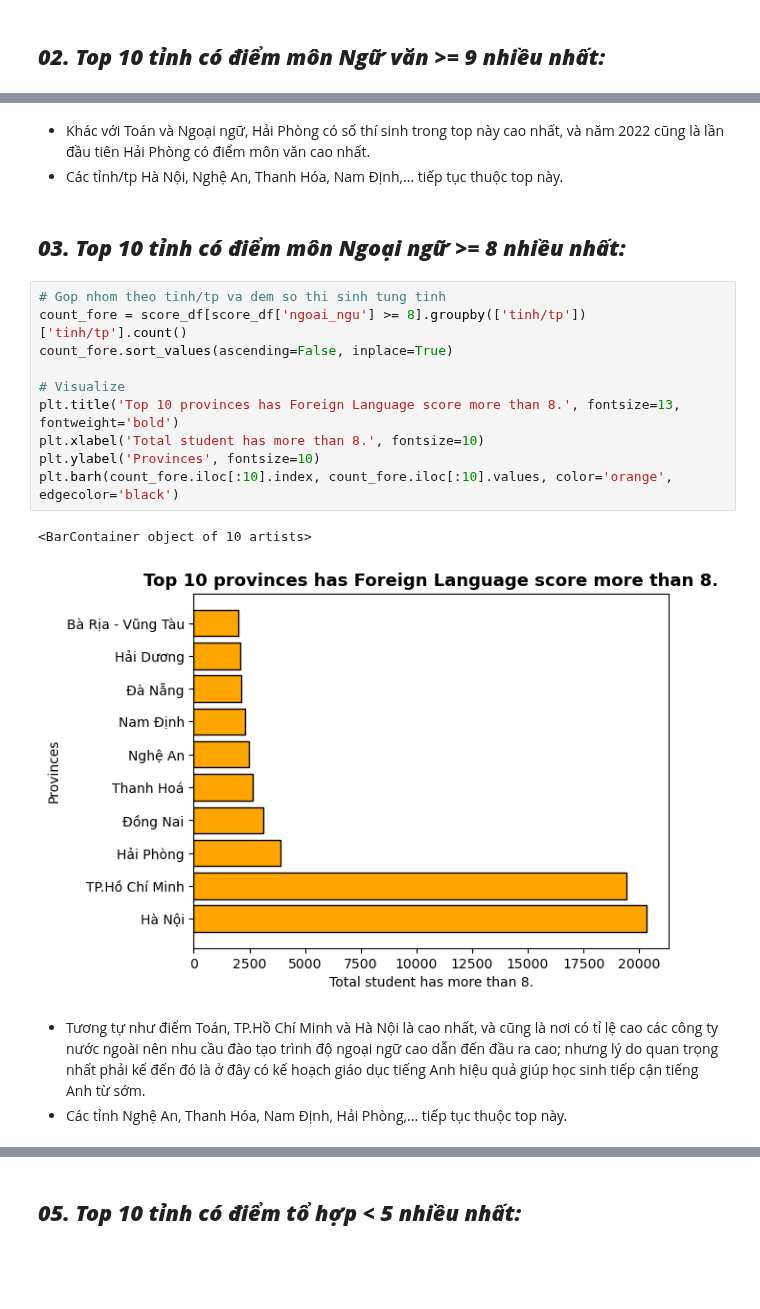
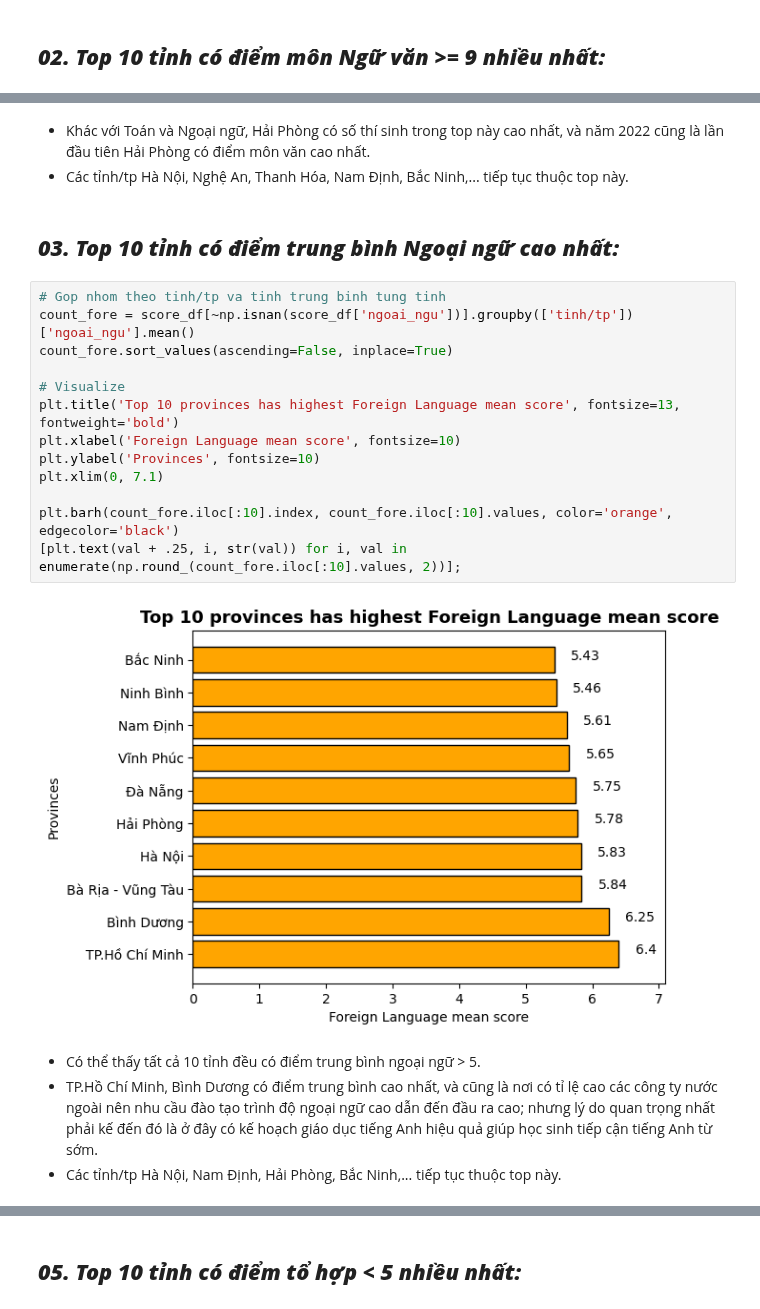
Before and after one commit to ntp-shin/Introduction_to_Data_Science, a Jupyter notebook: 3_Top10-Statistics.ipynb, the cells around one changed output, grey strips where cells are left out. Drawn from its saved outputs; the diff is of its cells as text; blank space fills up the shorter version.

```diff
--- a/3_Top10-Statistics.ipynb
+++ b/3_Top10-Statistics.ipynb
@@ -143,22 +147,25 @@ plt.barh(count_lite.iloc[:10].index, count_lite.iloc[:10].values, color='green',
 # %% [markdown]
 - Khác với Toán và Ngoại ngữ, Hải Phòng có số thí sinh trong top này cao nhất, và năm 2022 cũng là lần đầu tiên Hải Phòng có điểm môn văn cao nhất.
-- Các tỉnh/tp Hà Nội, Nghệ An, Thanh Hóa, Nam Định,... tiếp tục thuộc top này.
+- Các tỉnh/tp Hà Nội, Nghệ An, Thanh Hóa, Nam Định, Bắc Ninh,... tiếp tục thuộc top này.
 # %% [markdown]
-## **_03. Top 10 tỉnh có điểm môn Ngoại ngữ >= 8 nhiều nhất:_**
+## **_03. Top 10 tỉnh có điểm trung bình Ngoại ngữ cao nhất:_**
 # %%
-# Gop nhom theo tinh/tp va dem so thi sinh tung tinh
-count_fore = score_df[score_df['ngoai_ngu'] >= 8].groupby(['tinh/tp'])['tinh/tp'].count()
+# Gop nhom theo tinh/tp va tinh trung binh tung tinh
+count_fore = score_df[~np.isnan(score_df['ngoai_ngu'])].groupby(['tinh/tp'])['ngoai_ngu'].mean()
 count_fore.sort_values(ascending=False, inplace=True)
 
 # Visualize
-plt.title('Top 10 provinces has Foreign Language score more than 8.', fontsize=13, fontweight='bold')
-plt.xlabel('Total student has more than 8.', fontsize=10)
+plt.title('Top 10 provinces has highest Foreign Language mean score', fontsize=13, fontweight='bold')
+plt.xlabel('Foreign Language mean score', fontsize=10)
 plt.ylabel('Provinces', fontsize=10)
+plt.xlim(0, 7.1)
+
 plt.barh(count_fore.iloc[:10].index, count_fore.iloc[:10].values, color='orange', edgecolor='black')
+[plt.text(val + .25, i, str(val)) for i, val in enumerate(np.round_(count_fore.iloc[:10].values, 2))];
 # %% [output]
-<BarContainer object of 10 artists>
-[figure, old version]
+[figure, new version]
 # %% [markdown]
-- Tương tự như điểm Toán, TP.Hồ Chí Minh và Hà Nội là cao nhất, và cũng là nơi có tỉ lệ cao các công ty nước ngoài nên nhu cầu đào tạo trình độ ngoại ngữ cao dẫn đến đầu ra cao; nhưng lý do quan trọng nhất phải kế đến đó là ở đây có kế hoạch giáo dục tiếng Anh hiệu quả giúp học sinh tiếp cận tiếng Anh từ sớm.
-- Các tỉnh Nghệ An, Thanh Hóa, Nam Định, Hải Phòng,... tiếp tục thuộc top này.
+- Có thể thấy tất cả 10 tỉnh đều có điểm trung bình ngoại ngữ > 5.
+- TP.Hồ Chí Minh, Bình Dương có điểm trung bình cao nhất, và cũng là nơi có tỉ lệ cao các công ty nước ngoài nên nhu cầu đào tạo trình độ ngoại ngữ cao dẫn đến đầu ra cao; nhưng lý do quan trọng nhất phải kế đến đó là ở đây có kế hoạch giáo dục tiếng Anh hiệu quả giúp học sinh tiếp cận tiếng Anh từ sớm.
+- Các tỉnh/tp Hà Nội, Nam Định, Hải Phòng, Bắc Ninh,... tiếp tục thuộc top này.
 # %% [markdown]
```
Also changed, not shown: parts of 7 cells of this notebook.
